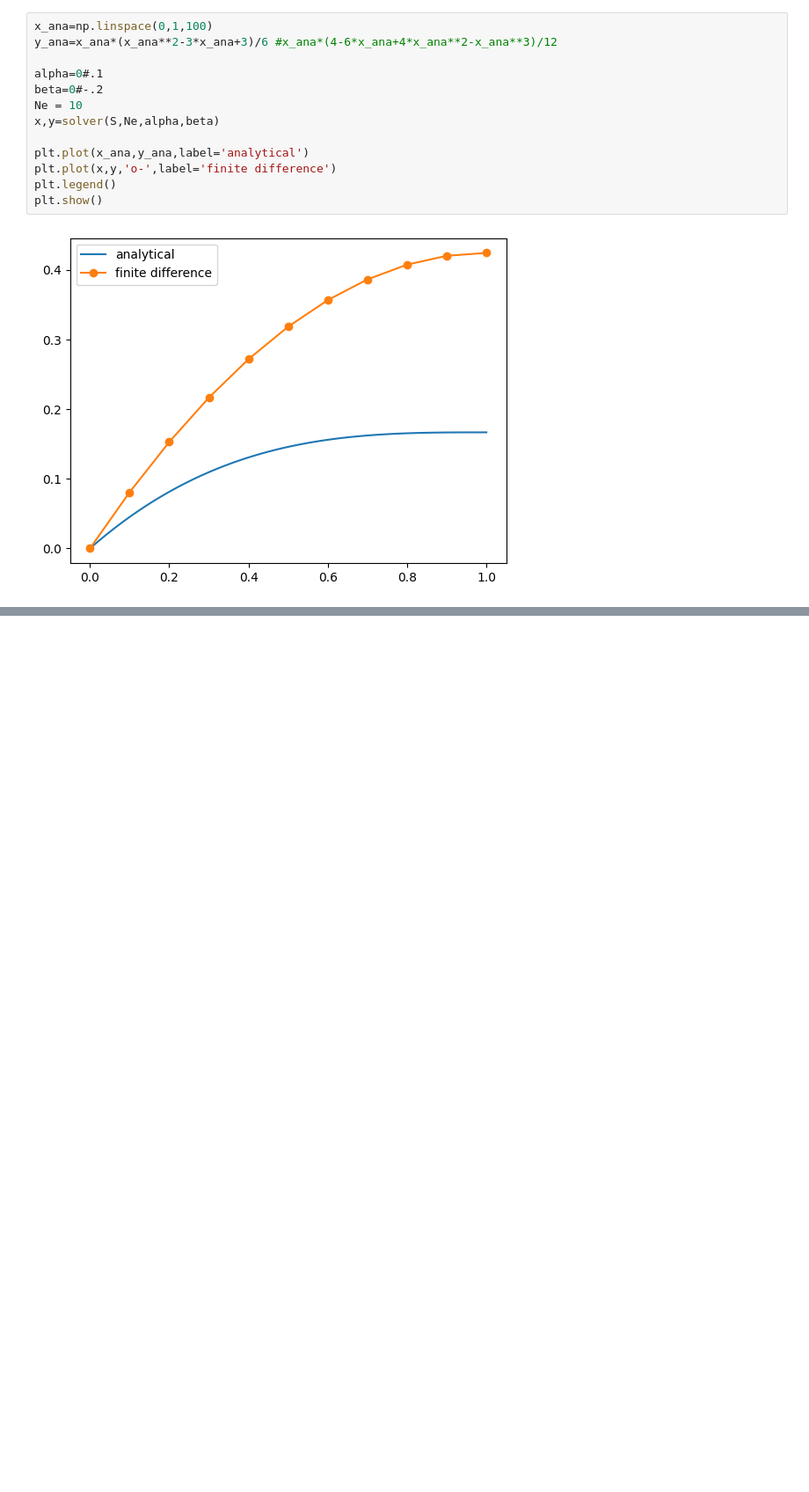
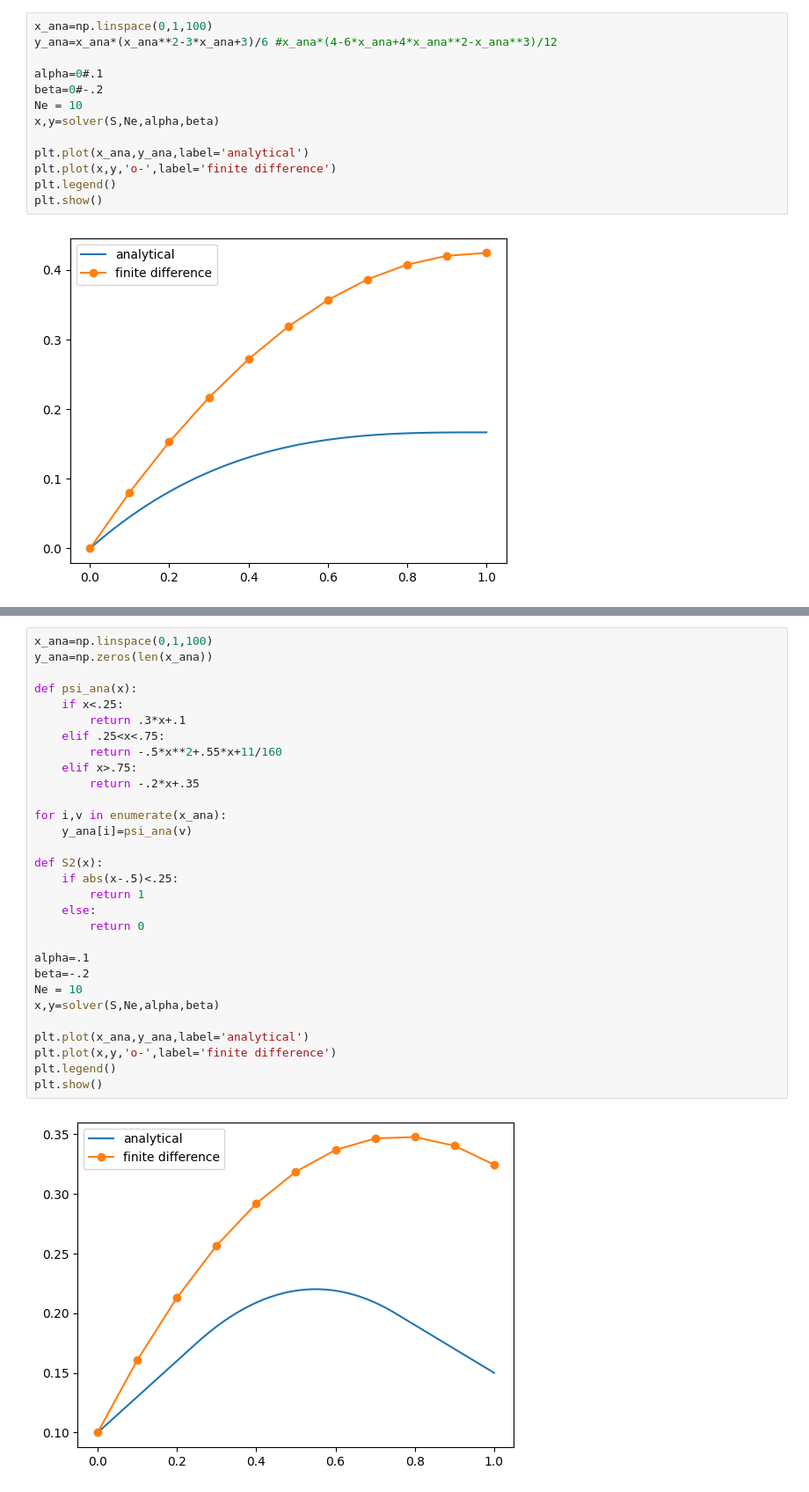
Before and after one commit to 000rla/Numerics_assignment_2, a Jupyter notebook: exercises.ipynb, the cells around one changed output, grey strips where cells are left out. Shown at 88% size. Cells and saved outputs as stored; diff of their text form; blank space fills up the shorter version.

```diff
--- a/exercises.ipynb
+++ b/exercises.ipynb
@@ -97,0 +116,32 @@ plt.show()
+# %%
+x_ana=np.linspace(0,1,100)
+y_ana=np.zeros(len(x_ana))
+
+def psi_ana(x):
+    if x<.25:
+        return .3*x+.1
+    elif .25<x<.75:
+        return -.5*x**2+.55*x+11/160
+    elif x>.75:
+        return -.2*x+.35
+
+for i,v in enumerate(x_ana):
+    y_ana[i]=psi_ana(v)
+
+def S2(x):
+    if abs(x-.5)<.25:
+        return 1
+    else:
+        return 0
+
+alpha=.1
+beta=-.2
+Ne = 10
+x,y=solver(S,Ne,alpha,beta)
+
+plt.plot(x_ana,y_ana,label='analytical')
+plt.plot(x,y,'o-',label='finite difference')
+plt.legend()
+plt.show()
+# %% [output]
+[figure, added]
```
Also changed, not shown: parts of 3 cells of this notebook.
